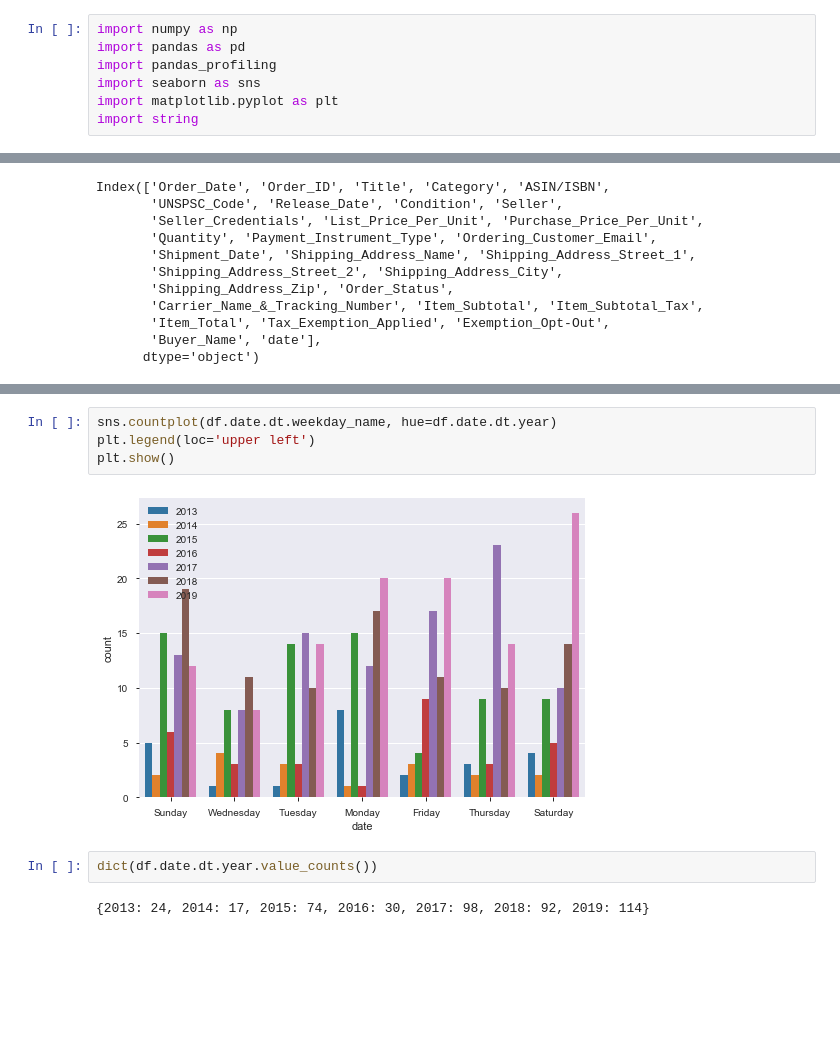
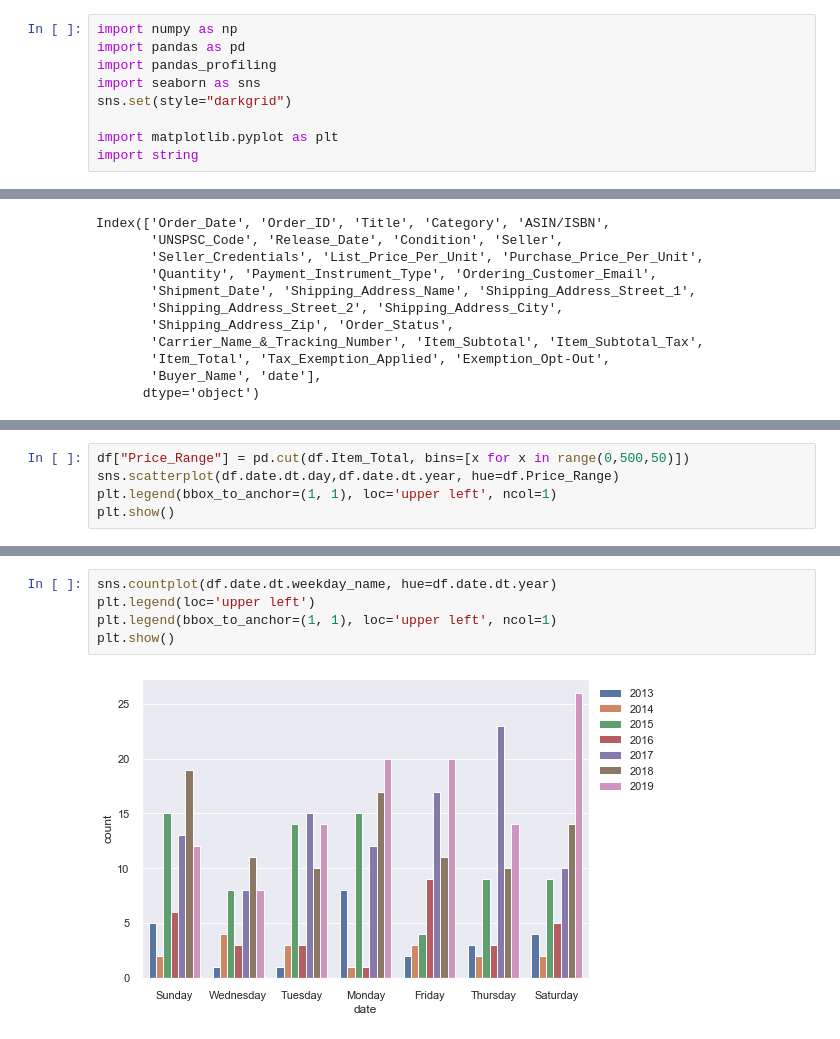
Before and after one commit to 101DollarFootLong/Amazon-DNA, a Jupyter notebook: AmazonDNA.ipynb, the cells around one changed output, grey strips where cells are left out. Drawn from its saved outputs; the diff is of its cells as text; blank space fills up the shorter version.

```diff
--- a/AmazonDNA.ipynb
+++ b/AmazonDNA.ipynb
@@ -3,6 +3,8 @@ import numpy as np
 import pandas as pd
 import pandas_profiling
 import seaborn as sns
+sns.set(style="darkgrid")
+
 import matplotlib.pyplot as plt
 import string
 # %% [markdown]
@@ -115,0 +124,5 @@ plt.show()
+# %%
+df["Price_Range"] = pd.cut(df.Item_Total, bins=[x for x in range(0,500,50)])
+sns.scatterplot(df.date.dt.day,df.date.dt.year, hue=df.Price_Range)
+plt.legend(bbox_to_anchor=(1, 1), loc='upper left', ncol=1)
+plt.show()
@@ -116,10 +131,7 @@ plt.show()
 # %%
 sns.countplot(df.date.dt.weekday_name, hue=df.date.dt.year)
 plt.legend(loc='upper left')
+plt.legend(bbox_to_anchor=(1, 1), loc='upper left', ncol=1)
 plt.show()
 # %% [output]
-[figure, old version]
+[figure, new version]
-# %%
-dict(df.date.dt.year.value_counts())
-# %% [output]
-{2013: 24, 2014: 17, 2015: 74, 2016: 30, 2017: 98, 2018: 92, 2019: 114}
```
Also changed, not shown: parts of 11 cells of this notebook.
